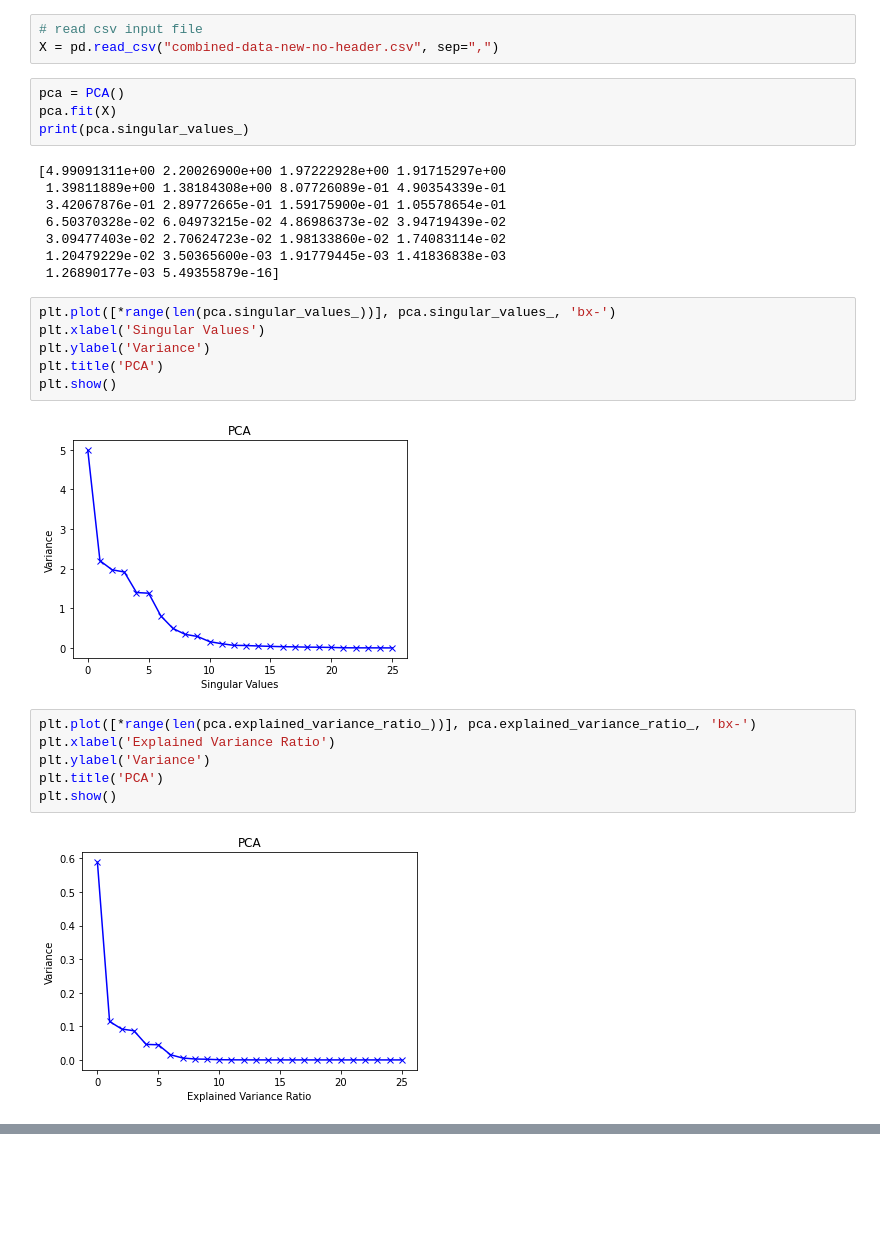
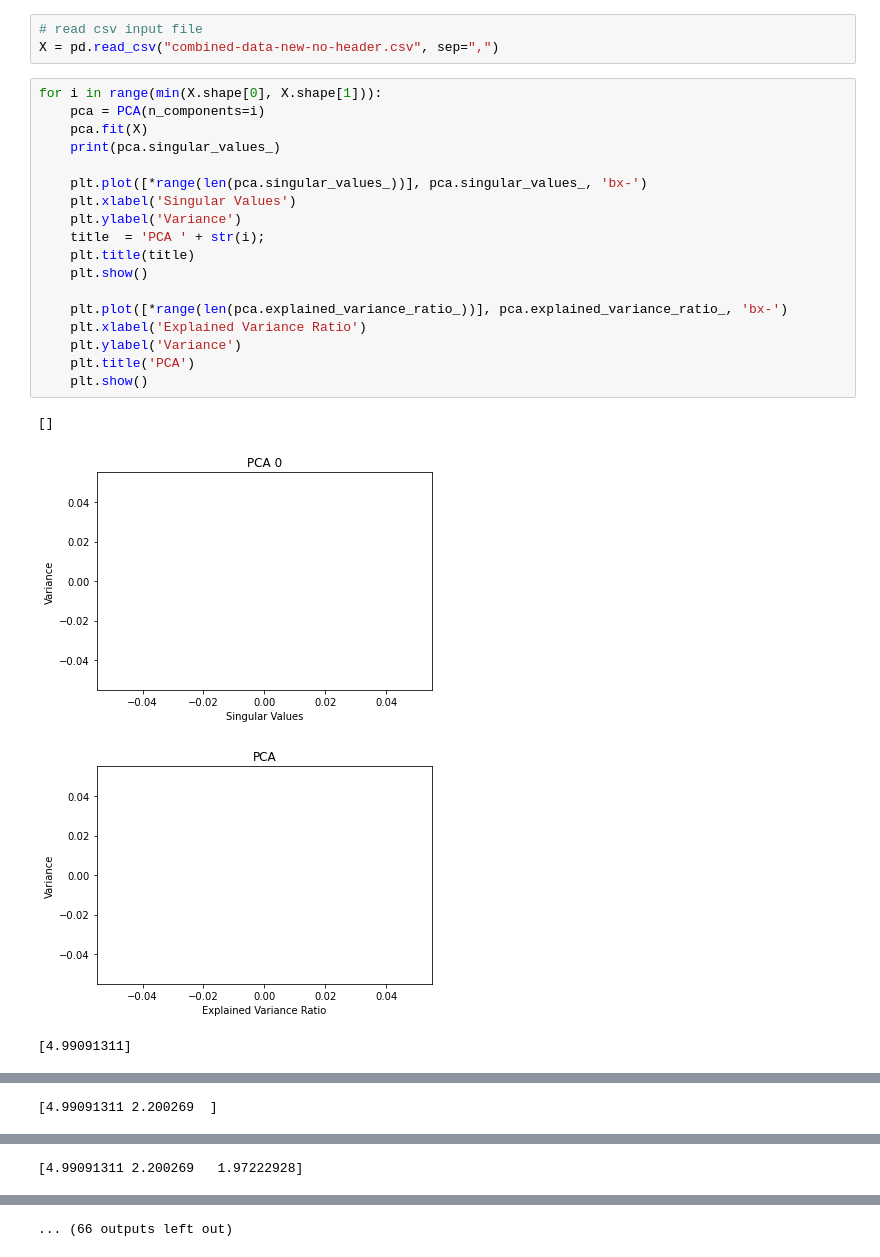
Before and after one commit to Stephanie-A/CS4641-Project, a Jupyter notebook: pca.ipynb, the cells around one changed output, grey strips where cells are left out. Drawn from its saved outputs; the diff is of its cells as text; blank space fills up the shorter version.

```diff
--- a/pca.ipynb
+++ b/pca.ipynb
@@ -6,31 +6,26 @@ import matplotlib.pyplot as plt
 # %%
 # read csv input file
 X = pd.read_csv("combined-data-new-no-header.csv", sep=",")
-# %%
-pca = PCA()
-pca.fit(X)
-print(pca.singular_values_)
-# %% [output]
-[4.99091311e+00 2.20026900e+00 1.97222928e+00 1.91715297e+00
- 1.39811889e+00 1.38184308e+00 8.07726089e-01 4.90354339e-01
- 3.42067876e-01 2.89772665e-01 1.59175900e-01 1.05578654e-01
- 6.50370328e-02 6.04973215e-02 4.86986373e-02 3.94719439e-02
- 3.09477403e-02 2.70624723e-02 1.98133860e-02 1.74083114e-02
- 1.20479229e-02 3.50365600e-03 1.91779445e-03 1.41836838e-03
- 1.26890177e-03 5.49355879e-16]
-# %%
-plt.plot([*range(len(pca.singular_values_))], pca.singular_values_, 'bx-')
-plt.xlabel('Singular Values')
-plt.ylabel('Variance')
-plt.title('PCA')
-plt.show()
-# %% [output]
-[figure, removed]
 # %%
-plt.plot([*range(len(pca.explained_variance_ratio_))], pca.explained_variance_ratio_, 'bx-')
-plt.xlabel('Explained Variance Ratio')
-plt.ylabel('Variance')
-plt.title('PCA')
-plt.show()
+for i in range(min(X.shape[0], X.shape[1])):
+    pca = PCA(n_components=i)
+    pca.fit(X)
+    print(pca.singular_values_)
+
+    plt.plot([*range(len(pca.singular_values_))], pca.singular_values_, 'bx-')
+    plt.xlabel('Singular Values')
+    plt.ylabel('Variance')
+    title  = 'PCA ' + str(i);
+    plt.title(title)
+    plt.show()
+
+    plt.plot([*range(len(pca.explained_variance_ratio_))], pca.explained_variance_ratio_, 'bx-')
+    plt.xlabel('Explained Variance Ratio')
+    plt.ylabel('Variance')
+    plt.title('PCA')
+    plt.show()
 # %% [output]
+[]
-[figure, old version]
+[figure, new version]
+[figure, added]
+[4.99091311]
@@ -36,0 +34 @@ plt.show()
+[4.99091311 2.200269  ]
@@ -36,0 +37 @@ plt.show()
+[4.99091311 2.200269   1.97222928]
@@ -36,0 +40 @@ plt.show()
+... (66 outputs left out)
```
Also changed, not shown: parts of 3 cells of this notebook.
